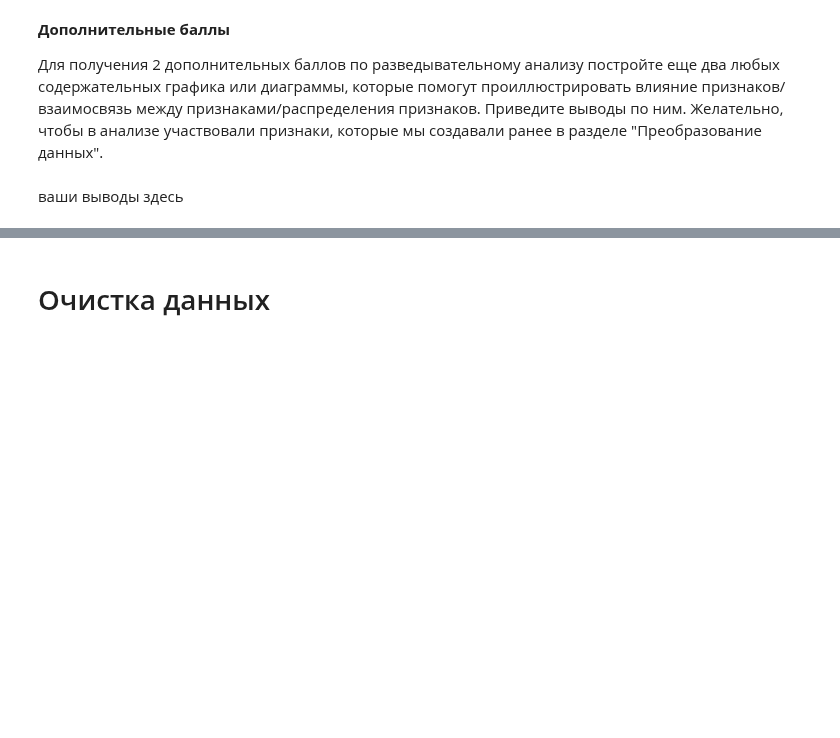
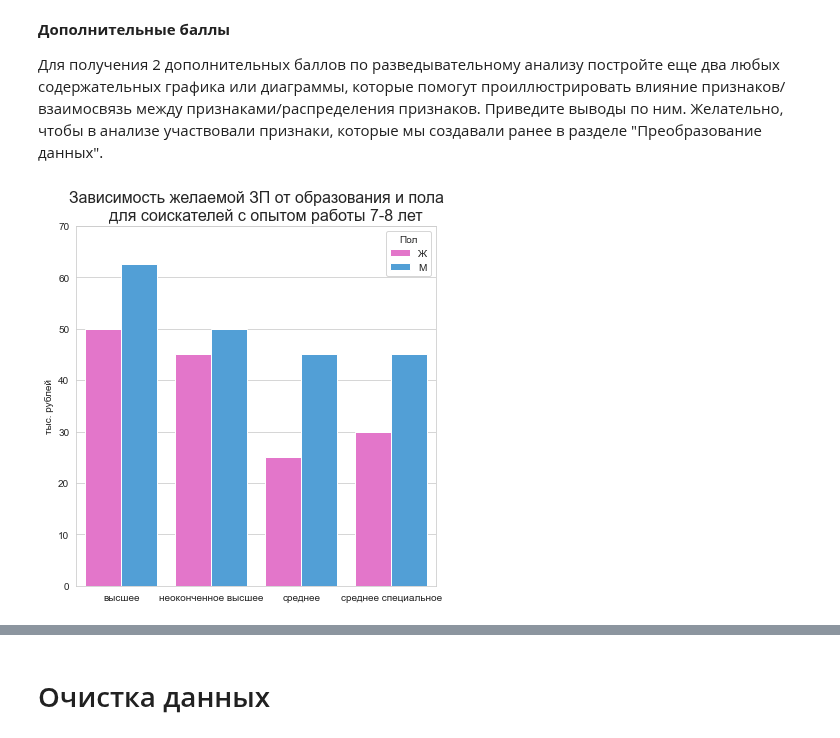
Before and after one commit to evpozdniakov/ds_projects, a Jupyter notebook: project1/hh.ipynb, the cells around one changed output, grey strips where cells are left out. Saved outputs shown, nothing was run; the diff lists cells and outputs as text; code cells hidden in the pictures; blank space fills up the shorter version.

```diff
--- a/project1/hh.ipynb
+++ b/project1/hh.ipynb
@@ -1053,2 +1035,21 @@ ax.set_yticks(range(0, 101, 10));
-# %% [markdown]
-ваши выводы здесь
+# %%
+m1 = hh['ЗП (руб)'] > 1e3
+m2 = hh['ЗП (руб)'] < 1e6
+m3 = hh['Опыт работы (месяц)'] >= 7*12
+m4 = hh['Опыт работы (месяц)'] <= 8*12
+
+data = hh[m1 & m2 & m3 & m4].groupby(['Образование', 'Пол'])['ЗП (руб)'].median().reset_index()
+
+fig, ax = figax('exp-ed-slr', figsize=(5, 5))
+
+sns.barplot(ax=ax, data=data, x='Образование', y='ЗП (руб)', hue='Пол',
+            palette=[colors[7], colors[5]])
+
+ax.set_title('Зависимость желаемой ЗП от образования и пола\n\
+    для соискателей с опытом работы 7-8 лет', fontsize=16)
+ax.set_yticks(range(0, 70001, 10000))
+ax.set_yticklabels([x // 1000 for x in ax.get_yticks()])
+ax.set_xlabel('')
+ax.set_ylabel('тыс. рублей');
+# %% [output]
+[figure, added]
```
Also changed, not shown: parts of 6 cells of this notebook.
